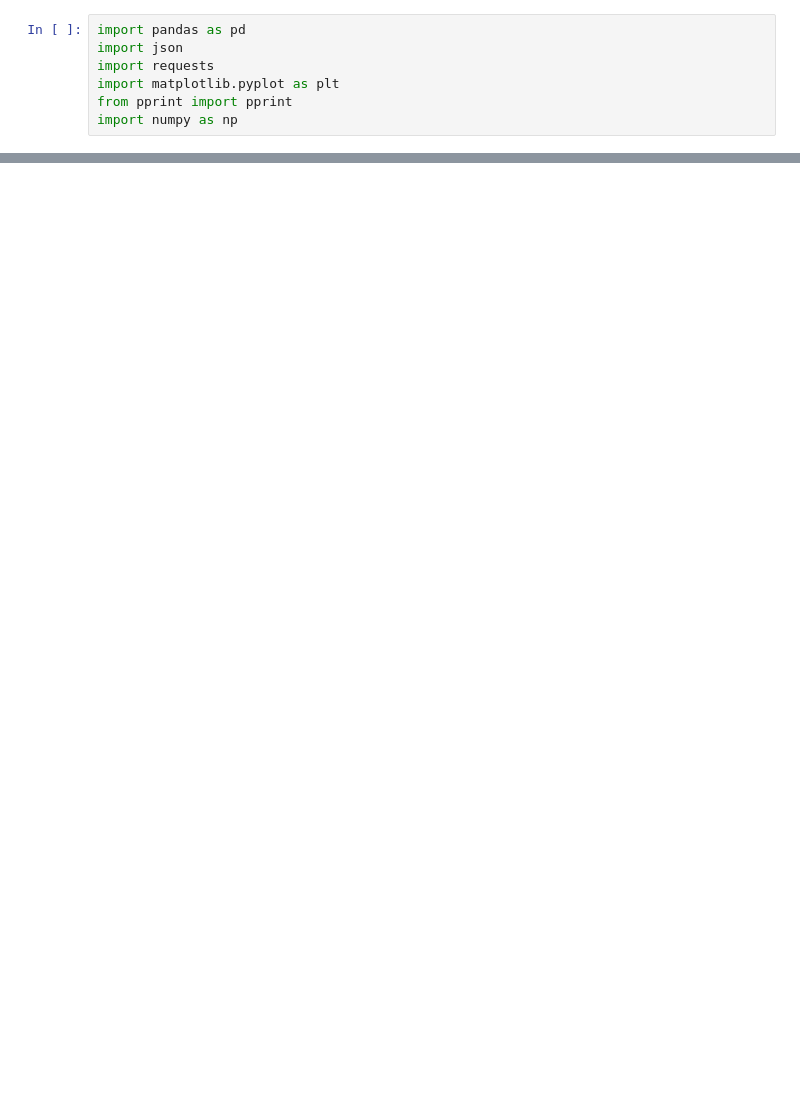
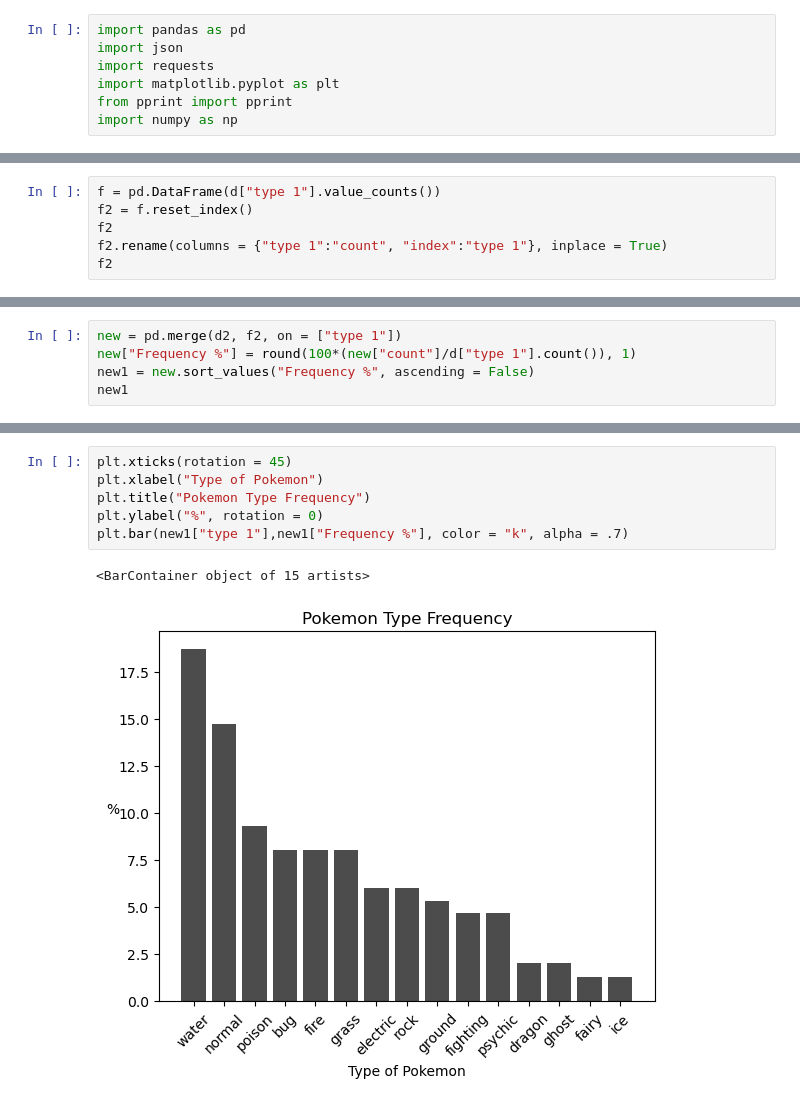
Before and after one commit to Bama-Jamma/Group_Project_1, a Jupyter notebook: PokePy/PokeProj1Start.ipynb, the cells around one changed output, grey strips where cells are left out. Drawn from its saved outputs; the diff is of its cells as text; blank space fills up the shorter version.

```diff
--- a/PokePy/PokeProj1Start.ipynb
+++ b/PokePy/PokeProj1Start.ipynb
@@ -188,0 +86,6 @@ plt.show()
+# %%
+f = pd.DataFrame(d["type 1"].value_counts())
+f2 = f.reset_index()
+f2
+f2.rename(columns = {"type 1":"count", "index":"type 1"}, inplace = True)
+f2
@@ -188,0 +109,5 @@ plt.show()
+# %%
+new = pd.merge(d2, f2, on = ["type 1"])
+new["Frequency %"] = round(100*(new["count"]/d["type 1"].count()), 1)
+new1 = new.sort_values("Frequency %", ascending = False)
+new1
@@ -188,0 +131,9 @@ plt.show()
+# %%
+plt.xticks(rotation = 45)
+plt.xlabel("Type of Pokemon")
+plt.title("Pokemon Type Frequency")
+plt.ylabel("%", rotation = 0)
+plt.bar(new1["type 1"],new1["Frequency %"], color = "k", alpha = .7)
+# %% [output]
+<BarContainer object of 15 artists>
+[figure, added]
```
Also changed, not shown: parts of 13 cells of this notebook.
